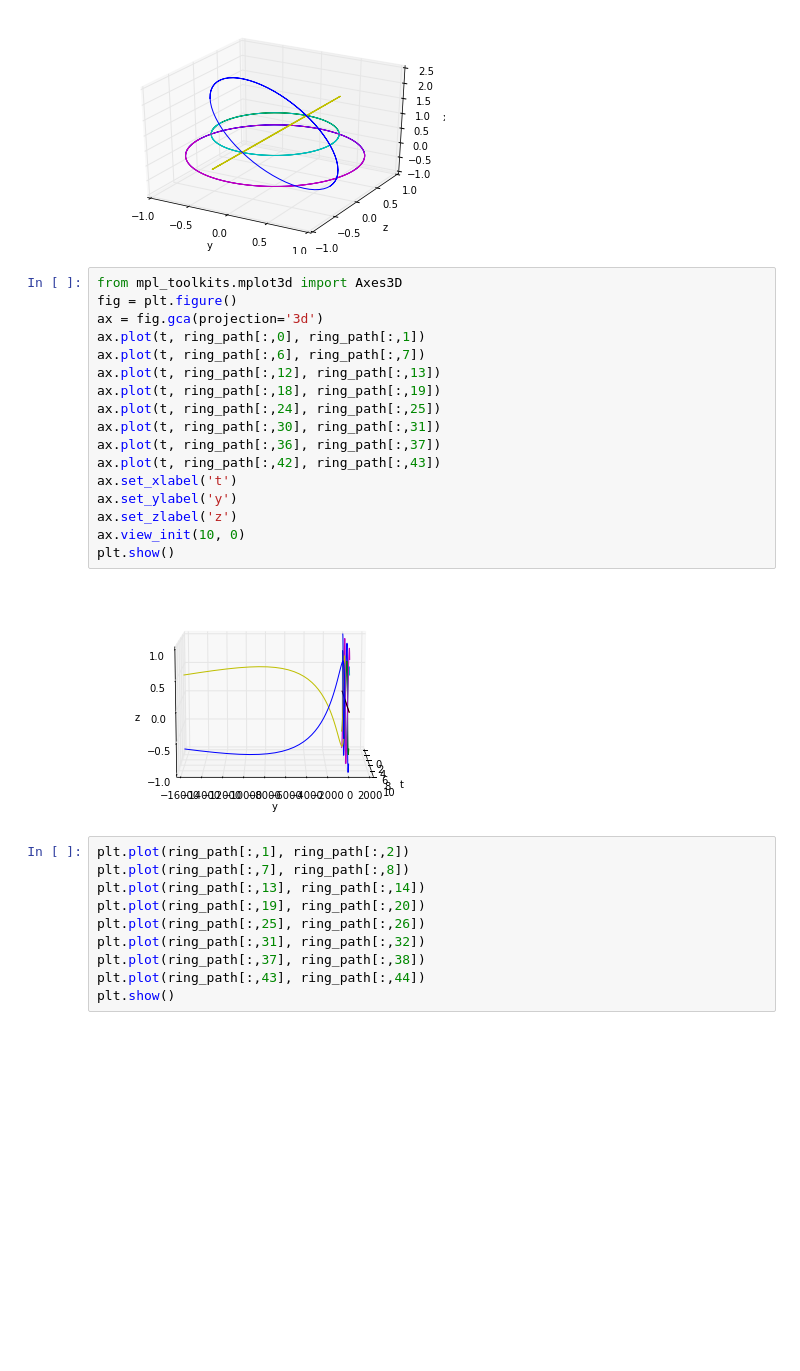
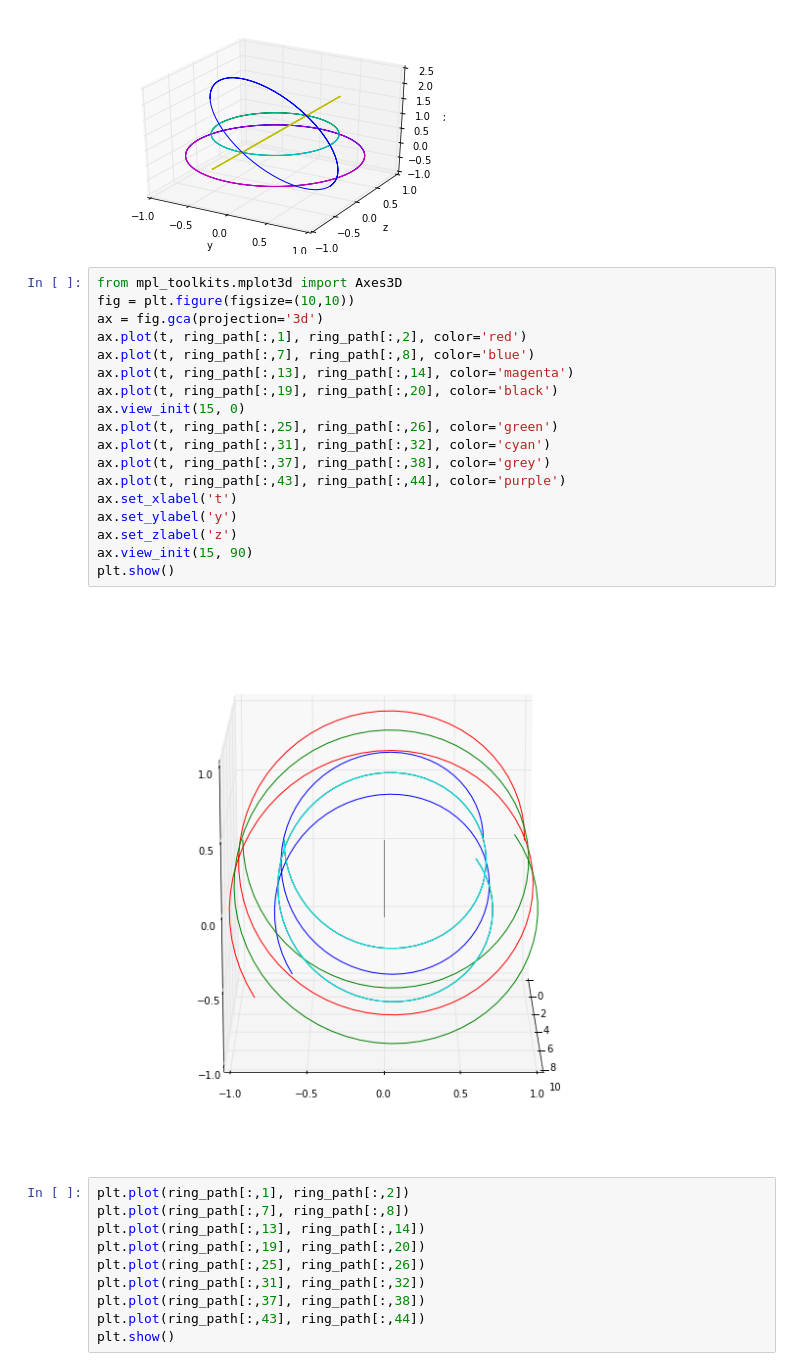
Before and after one commit to REL95/Comp-1421-Final-Project, a Jupyter notebook: Final Project (Grant, Nick, Robert) .ipynb, the cells around one changed output. Saved outputs shown, nothing was run; the diff lists cells and outputs as text; blank space fills up the shorter version.

```diff
--- a/Final Project (Grant, Nick, Robert) .ipynb
+++ b/Final Project (Grant, Nick, Robert) .ipynb
@@ -592,23 +592,24 @@ plt.show()
 [figure]
 # %%
 from mpl_toolkits.mplot3d import Axes3D
-fig = plt.figure()
+fig = plt.figure(figsize=(10,10))
 ax = fig.gca(projection='3d')
-ax.plot(t, ring_path[:,0], ring_path[:,1])
-ax.plot(t, ring_path[:,6], ring_path[:,7])
-ax.plot(t, ring_path[:,12], ring_path[:,13])
-ax.plot(t, ring_path[:,18], ring_path[:,19])
-ax.plot(t, ring_path[:,24], ring_path[:,25])
-ax.plot(t, ring_path[:,30], ring_path[:,31])
-ax.plot(t, ring_path[:,36], ring_path[:,37])
-ax.plot(t, ring_path[:,42], ring_path[:,43])
+ax.plot(t, ring_path[:,1], ring_path[:,2], color='red')
+ax.plot(t, ring_path[:,7], ring_path[:,8], color='blue')
+ax.plot(t, ring_path[:,13], ring_path[:,14], color='magenta')
+ax.plot(t, ring_path[:,19], ring_path[:,20], color='black')
+ax.view_init(15, 0)
+ax.plot(t, ring_path[:,25], ring_path[:,26], color='green')
+ax.plot(t, ring_path[:,31], ring_path[:,32], color='cyan')
+ax.plot(t, ring_path[:,37], ring_path[:,38], color='grey')
+ax.plot(t, ring_path[:,43], ring_path[:,44], color='purple')
 ax.set_xlabel('t')
 ax.set_ylabel('y')
 ax.set_zlabel('z')
-ax.view_init(10, 0)
+ax.view_init(15, 90)
 plt.show()
 # %% [output]
-[figure, old version]
+[figure, new version]
 # %%
 plt.plot(ring_path[:,1], ring_path[:,2])
 plt.plot(ring_path[:,7], ring_path[:,8])
```
Also changed, not shown: parts of 3 cells of this notebook.
